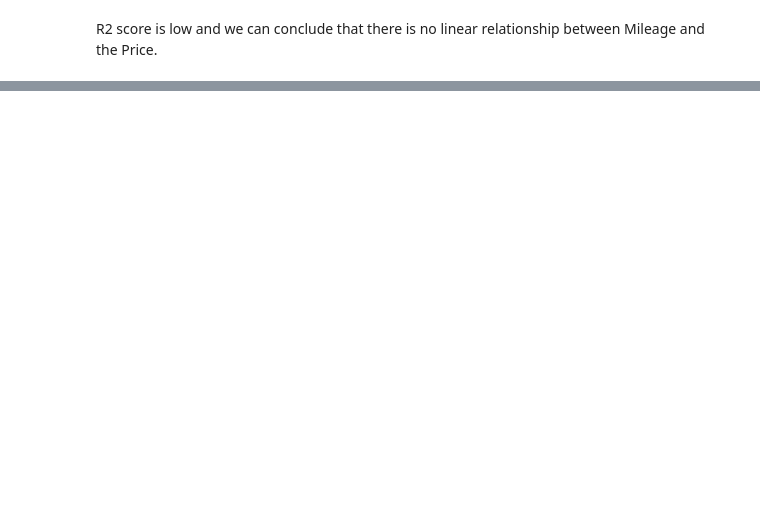
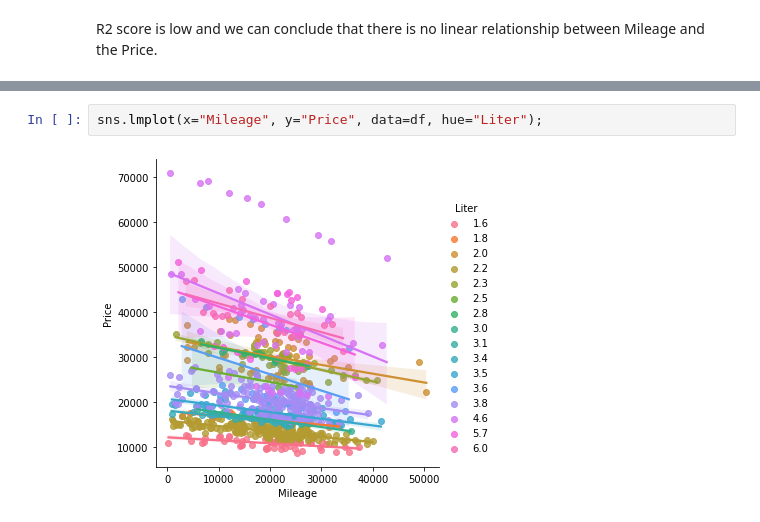
Before and after one commit to sktdebnath/Task_6, a Jupyter notebook: Assignment_8_Saikat.ipynb, the cells around one changed output, grey strips where cells are left out. Drawn from its saved outputs; the diff is of its cells as text; blank space fills up the shorter version.

```diff
--- a/Assignment_8_Saikat.ipynb
+++ b/Assignment_8_Saikat.ipynb
@@ -310,0 +180,4 @@ Index(['Price', 'Mileage', 'Make', 'Model', 'Trim', 'Type', 'Cylinder',
+# %%
+sns.lmplot(x="Mileage", y="Price", data=df, hue="Liter");
+# %% [output]
+[figure, added]
```
Also changed, not shown: parts of 47 cells of this notebook.
